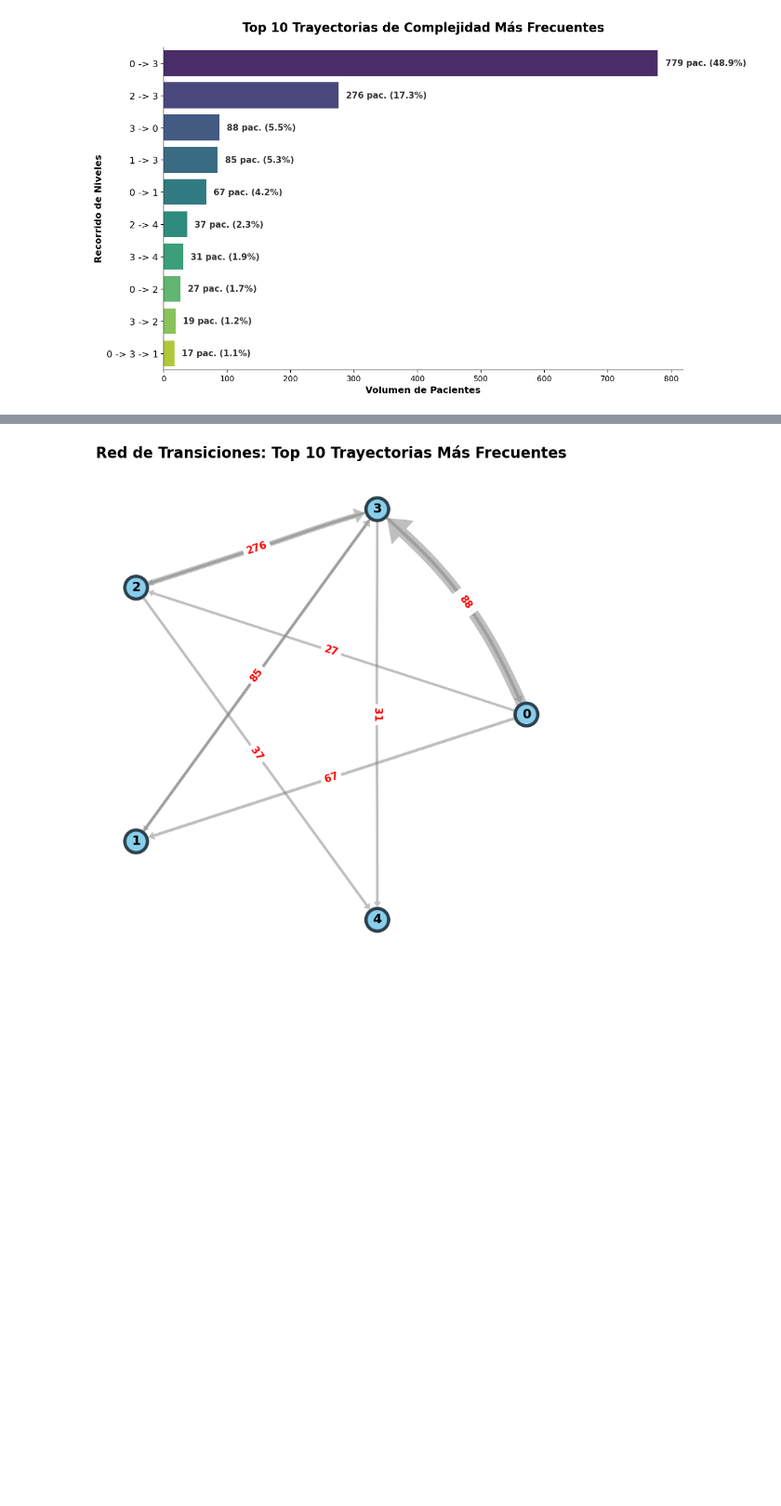
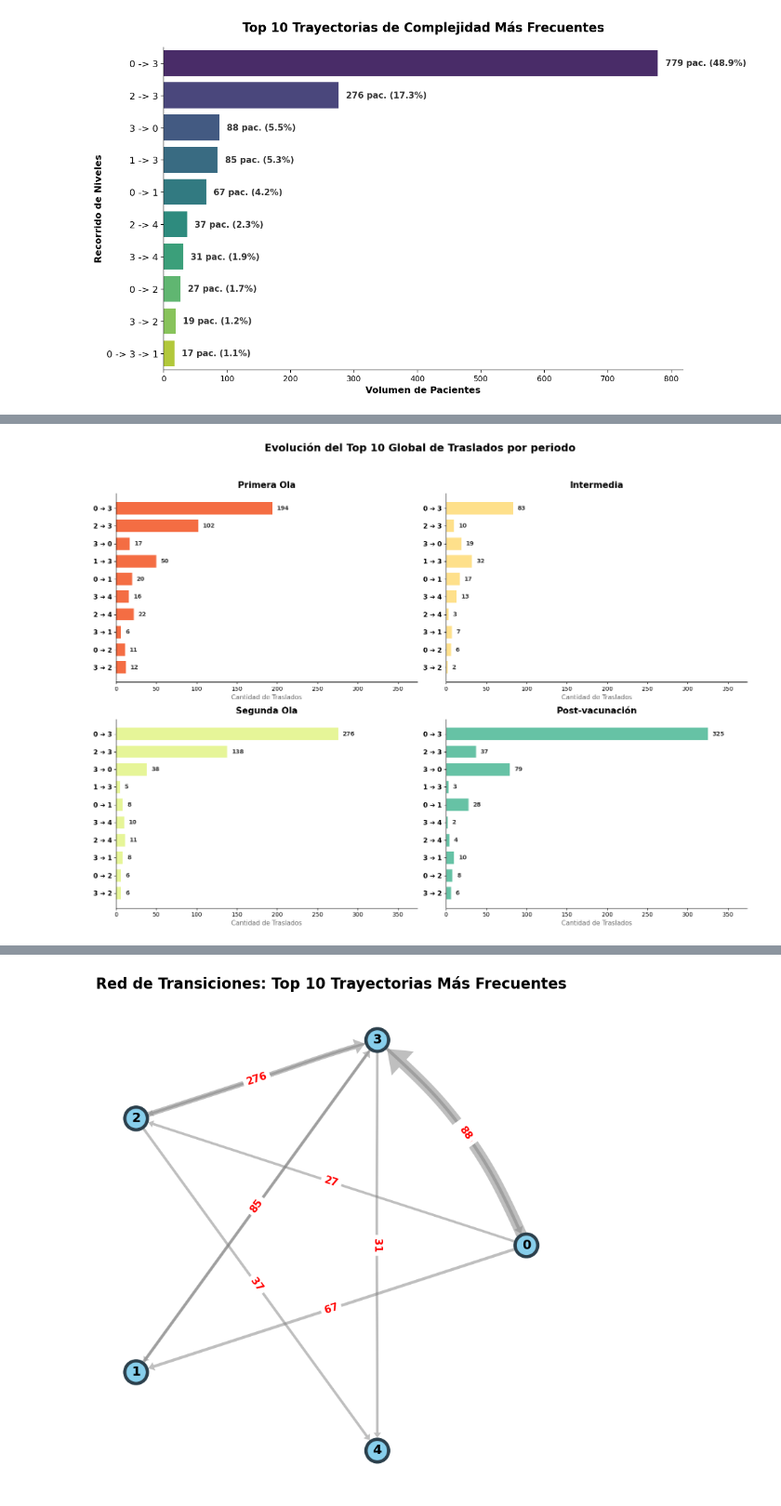
Before and after one commit to micagonzdark/RedesHospitales, a Jupyter notebook: notebooks/07_JAIIO_trayectorias.ipynb, the cells around one changed output, grey strips where cells are left out. Shown at 93% size. Cells and saved outputs as stored; diff of their text form; code cells hidden in the pictures; blank space fills up the shorter version.

```diff
--- a/notebooks/07_JAIIO_trayectorias.ipynb
+++ b/notebooks/07_JAIIO_trayectorias.ipynb
@@ -140,0 +400,55 @@ Passing `palette` without assigning `hue` is deprecated and will be removed in v
+# %%
+# ==========================================================
+# 7. VISUALIZACIÓN: GRILLA 2x2 POR PERÍODO (OLAS COVID)
+# ==========================================================
+
+fig, axes = plt.subplots(2, 2, figsize=(16, 12))
+fig.patch.set_facecolor('white')
+axes = axes.flatten() # Aplanamos la matriz 2x2 a un array de 4 elementos para iterar fácil
+
+# Reutilizamos la paleta de colores para que coincida con el gráfico anterior
+colores_periodos = sns.color_palette("Spectral", n_colors=len(orden_columnas))
+
+# 🌟 TRUCO CLAVE: Calculamos el máximo general para fijar el Eje X de los 4 gráficos igual.
+# Si no hacemos esto, Matplotlib ajustará cada gráfico a su propio tamaño y engañará al ojo.
+max_x = pivot_periodos.max().max() * 1.15 # Le damos un 15% de margen para que entren los numeritos
+
+for idx, periodo in enumerate(orden_columnas):
+    ax = axes[idx]
+
+    # Extraemos los datos de ese periodo específico respetando el orden global
+    valores = pivot_periodos[periodo]
+    y_pos = np.arange(len(valores))
+
+    # Dibujamos las barras horizontales
+    ax.barh(y_pos, valores, color=colores_periodos[idx], height=0.7)
+
+    # Configuramos el Eje Y con los nombres de los saltos
+    ax.set_yticks(y_pos)
+    ax.set_yticklabels(valores.index, fontweight='bold', fontsize=11)
+
+    # Fijamos el límite del Eje X para que todos los subplots tengan la misma escala
+    ax.set_xlim(0, max_x)
+
+    # Títulos y etiquetas
+    ax.set_title(f"{periodo}", fontsize=15, fontweight='bold', pad=10)
+    ax.set_xlabel("Cantidad de Traslados", fontsize=11, color='dimgray')
+
+    # Agregamos la etiqueta de texto con el valor al final de la barra
+    for i, v in enumerate(valores):
+        if v > 0: # Solo ponemos número si hubo traslados en ese periodo
+            ax.text(v + (max_x * 0.015), i, str(int(v)),
+                    va='center', fontweight='bold', color='#333333', fontsize=10)
+
+    # Limpieza visual de bordes
+    sns.despine(ax=ax)
+
+# Título general de la figura completa
+plt.suptitle("Evolución del Top 10 Global de Traslados por",
+             fontsize=18, fontweight='bold', y=0.98)
+
+# Ajustamos el layout dejando un poco de espacio superior (0.95) para el suptitle
+plt.tight_layout(rect=[0, 0, 1, 0.95])
+plt.show()
+# %% [output]
+[figure, added]
```
Also changed, not shown: parts of 8 cells of this notebook, 1 other file.
